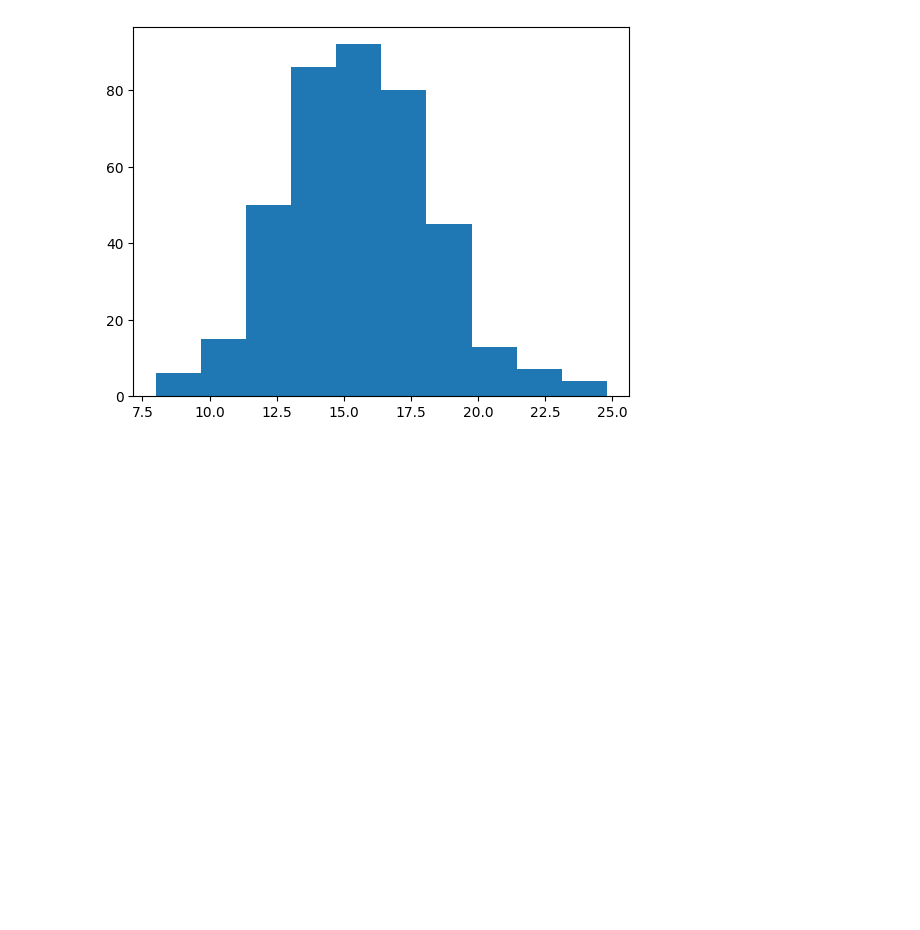
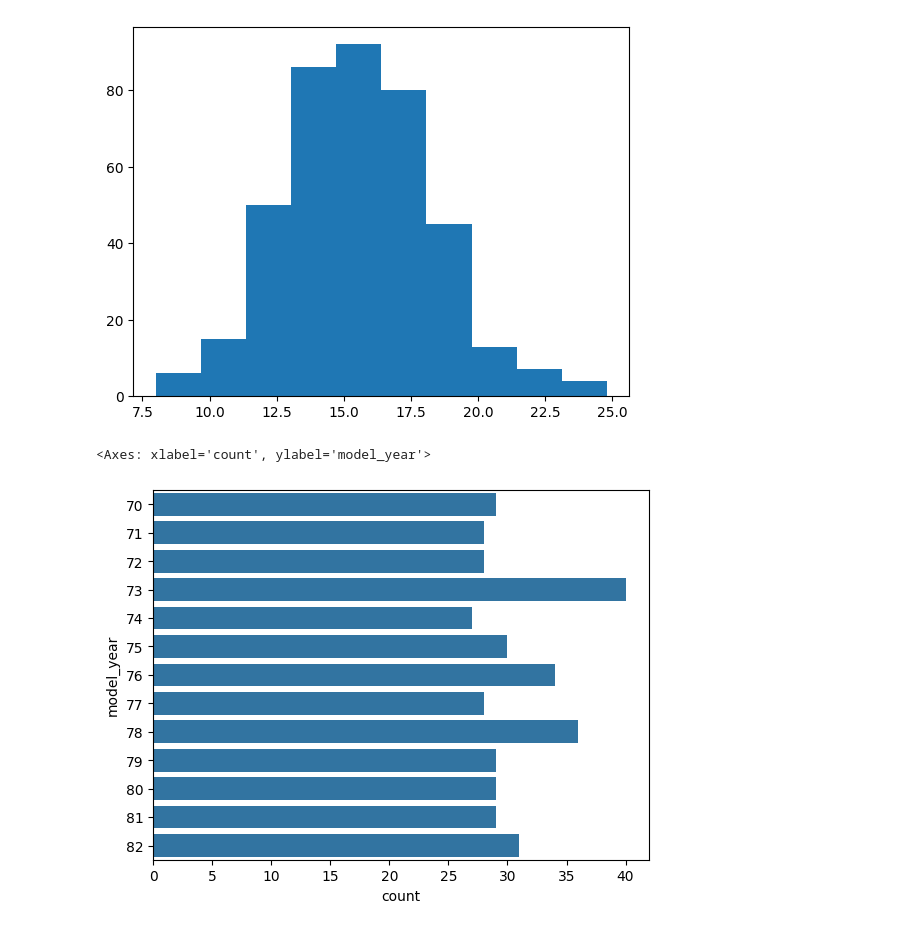
Before and after one commit to web-dev-champ/Auto-mpg, a Jupyter notebook: auto-mpg_EDA.ipynb, the cells around one changed output. Saved outputs shown, nothing was run; the diff lists cells and outputs as text; code cells hidden in the pictures; blank space fills up the shorter version.

```diff
--- a/auto-mpg_EDA.ipynb
+++ b/auto-mpg_EDA.ipynb
@@ -116,3 +120,10 @@ plt.hist(data['acceleration'])
         23.12, 24.8 ]),
  <BarContainer object of 10 artists>)
 [figure]
+# %%
+data['model_year']=pd.Categorical(data['model_year'])
+# %%
+sns.countplot(data['model_year'])
+# %% [output]
+<Axes: xlabel='count', ylabel='model_year'>
+[figure, added]
```
Also changed, not shown: parts of 21 cells of this notebook.
